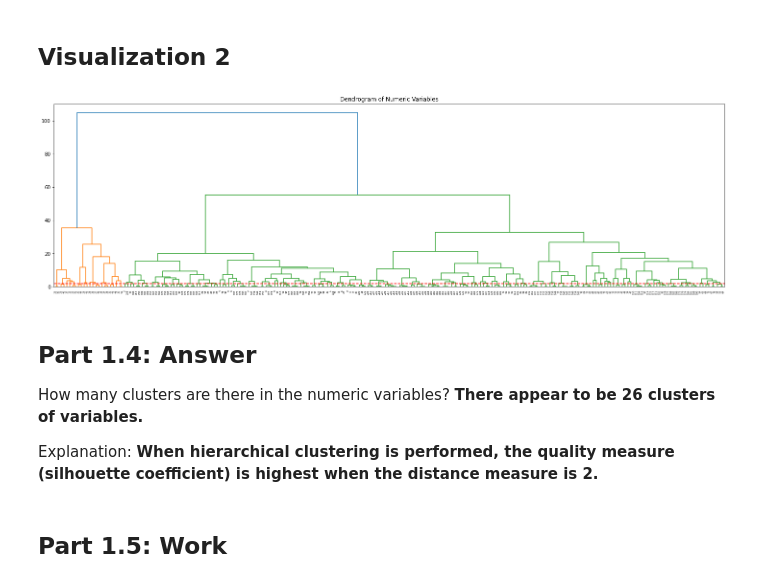
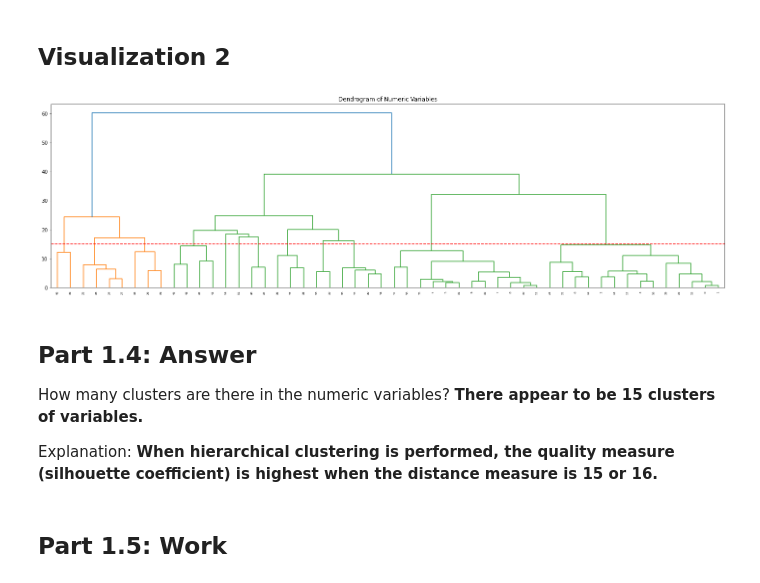
Before and after one commit to ryanquinnnelson/CMU-02718-HW1, a Jupyter notebook: CM_HW1_ryann.ipynb, the cells around one changed output. Cells and saved outputs as stored; diff of their text form; code cells hidden in the pictures.

```diff
--- a/CM_HW1_ryann.ipynb
+++ b/CM_HW1_ryann.ipynb
@@ -33,9 +29,9 @@ df.head()
 '''
  TODO: Standardize columns 1-52 by subtracting off mean of each column and scaling to unit variance
 '''
-cols = df.iloc[:,:52].columns # get list of columns names for columns 1-52
+cols = df.columns.values.tolist()[0:52] # get list of columns names for columns 1-52
 
 for col in cols:
-    if '_zscore' not in col:
+    if '_zscore' not in col: # to allow re-execution of same cell multiple times
         col_zscore = col + '_zscore' # add column for zscore
     df[col_zscore] = (df[col] - df[col].mean())/ df[col].std() # z =(x-μ)/σ  #??std(ddof=??) degrees of freedom
@@ -386,19 +310,20 @@ Are any of the clusters significantly enriched for some particular value? **Yes.
 ## Clustering
 # %%
 '''
-TODO: Cluster the numeric variables (Columns 1-52)
+TODO: Cluster the numeric variables (Columns 1-52) to find clusters among variables
 '''
-# distance measure: euclidean
-# quality: silhouette
-hier_possible_cluster_nums = list(range(1,32))
+hier_possible_distance_thresholds = list(range(1,30))
+
+## need to transpose the data first!
+df_numeric_variables = df_standardized_only.T
+df_numeric_variables
 
 # hierarchical clustering for different distance thresholds
 h_quality_scores = []
-for d in hier_possible_cluster_nums:
-    hier = AgglomerativeClustering(n_clusters=None, distance_threshold=d).fit(df_zscore_only) #?? distance threshold
+
+for d in hier_possible_distance_thresholds:
+    hier = AgglomerativeClustering(n_clusters=None, distance_threshold=d).fit(df_numeric_variables)
     h_labels = hier.labels_
     h_labels
-    score = metrics.silhouette_score(df_zscore_only, h_labels)
-    h_quality_scores.append(score)
-
-h_quality_scores
+    score = metrics.silhouette_score(df_numeric_variables, h_labels)
+    h_quality_scores.append((d,score))
@@ -431,18 +360,18 @@ plotMetricByK("Silhouette Coefficient for Hierarchical Clustering of Numeric Var
 # %%
 import scipy.cluster.hierarchy as shc
 
 plt.figure(figsize=(25,7))
 plt.title("Dendrogram of Numeric Variables")
-dend = shc.dendrogram(shc.linkage(df_zscore_only, method='ward')) # ward??
-plt.axhline(y=2, color='r', linestyle='--')
+dend = shc.dendrogram(shc.linkage(df_numeric_variables, method='ward')) # ward??
+plt.axhline(y=15, color='r', linestyle='--')
 plt.show()
 # %% [output]
-[figure, old version]
+[figure, new version]
 # %% [markdown]
 ## **Part 1.4: Answer**
 
-How many clusters are there in the numeric variables? **There appear to be 26 clusters of variables.**
+How many clusters are there in the numeric variables? **There appear to be 15 clusters of variables.**
 
-Explanation: **When hierarchical clustering is performed, the quality measure (silhouette coefficient) is highest when the distance measure is 2.**
+Explanation: **When hierarchical clustering is performed, the quality measure (silhouette coefficient) is highest when the distance measure is 15 or 16.**
 # %% [markdown]
 ## **Part 1.5: Work**
```
Also changed, not shown: parts of 46 cells of this notebook.
